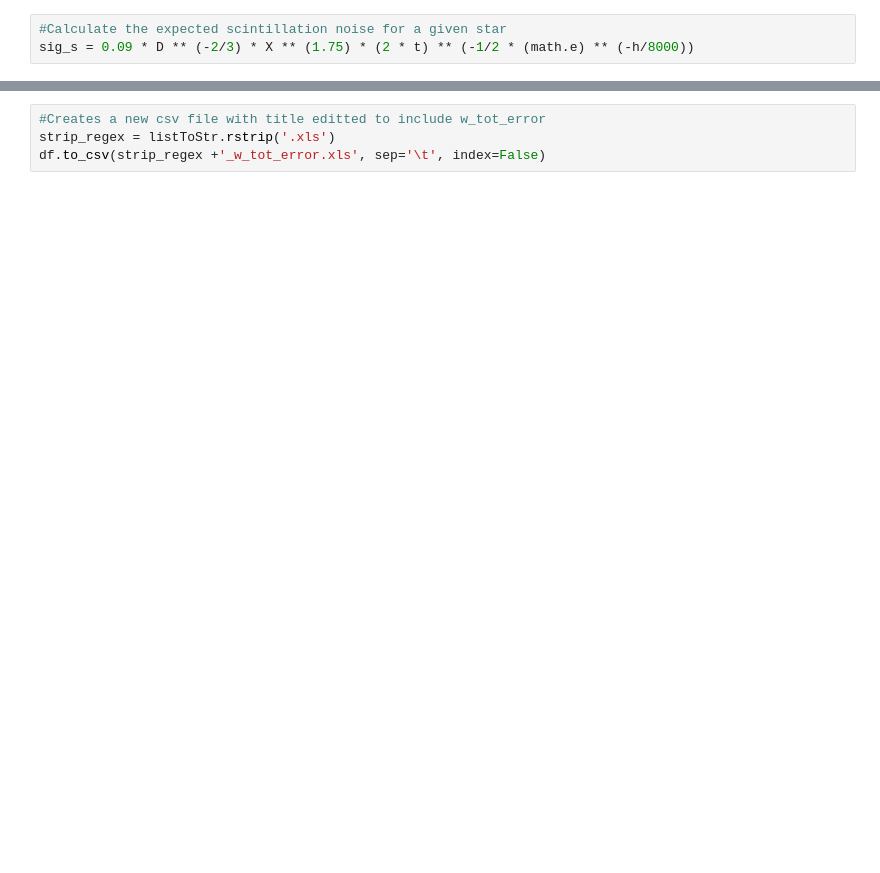
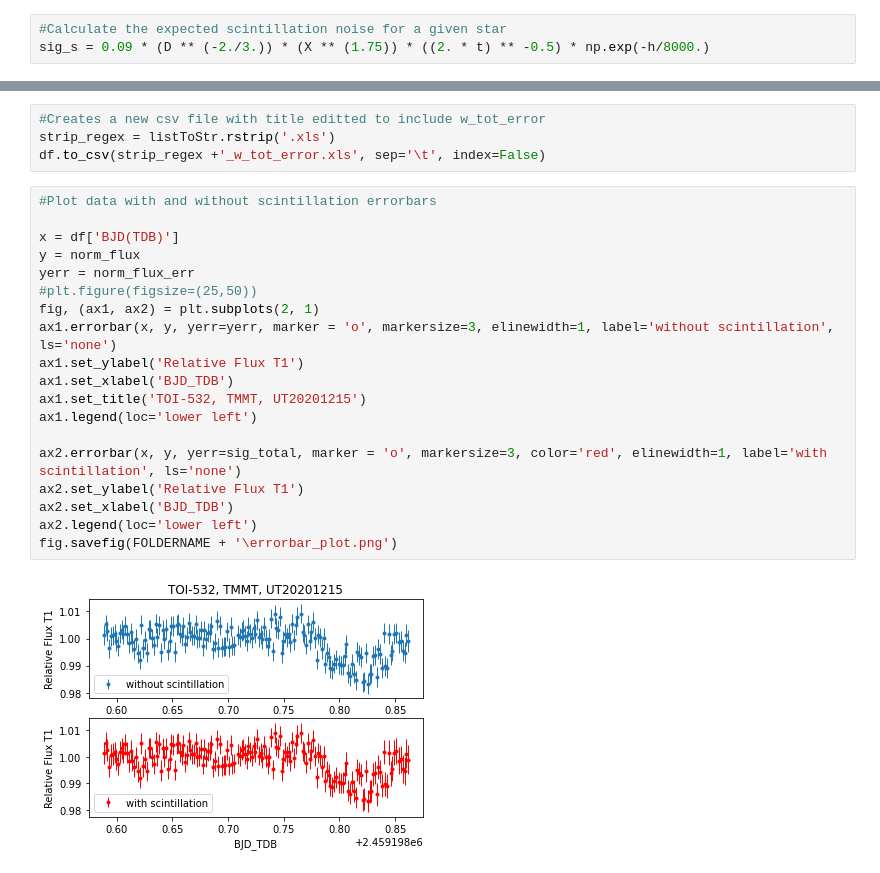
Before and after one commit to mam7337/PSU-Research, a Jupyter notebook: Scintillation_error.ipynb, the cells around one changed output, grey strips where cells are left out. Drawn from its saved outputs; the diff is of its cells as text; blank space fills up the shorter version.

Commit message:
edits, added plot of errorbars

```diff
--- a/Scintillation_error.ipynb
+++ b/Scintillation_error.ipynb
@@ -24,6 +33,6 @@ h = 2286
 # %%
 #Calculate the expected scintillation noise for a given star
-sig_s = 0.09 * D ** (-2/3) * X ** (1.75) * (2 * t) ** (-1/2 * (math.e) ** (-h/8000))
+sig_s = 0.09 * (D ** (-2./3.)) * (X ** (1.75)) * ((2. * t) ** -0.5) * np.exp(-h/8000.)
 # %%
 #Calculates number of reference stars
 ref_stars = [col for col in df.columns if 'rel_flux_C' in col]
@@ -100,3 +122,24 @@ print(df.head)
 #Creates a new csv file with title editted to include w_tot_error
 strip_regex = listToStr.rstrip('.xls')
 df.to_csv(strip_regex +'_w_tot_error.xls', sep='\t', index=False)
+# %%
+#Plot data with and without scintillation errorbars
+
+x = df['BJD(TDB)']
+y = norm_flux
+yerr = norm_flux_err
+#plt.figure(figsize=(25,50))
+fig, (ax1, ax2) = plt.subplots(2, 1)
+ax1.errorbar(x, y, yerr=yerr, marker = 'o', markersize=3, elinewidth=1, label='without scintillation', ls='none')
+ax1.set_ylabel('Relative Flux T1')
+ax1.set_xlabel('BJD_TDB')
+ax1.set_title('TOI-532, TMMT, UT20201215')
+ax1.legend(loc='lower left')
+
+ax2.errorbar(x, y, yerr=sig_total, marker = 'o', markersize=3, color='red', elinewidth=1, label='with scintillation', ls='none')
+ax2.set_ylabel('Relative Flux T1')
+ax2.set_xlabel('BJD_TDB')
+ax2.legend(loc='lower left')
+fig.savefig(FOLDERNAME + '\errorbar_plot.png')
+# %% [output]
+[figure, added]
```
Also changed, not shown: parts of 10 cells of this notebook, 1 other file.
